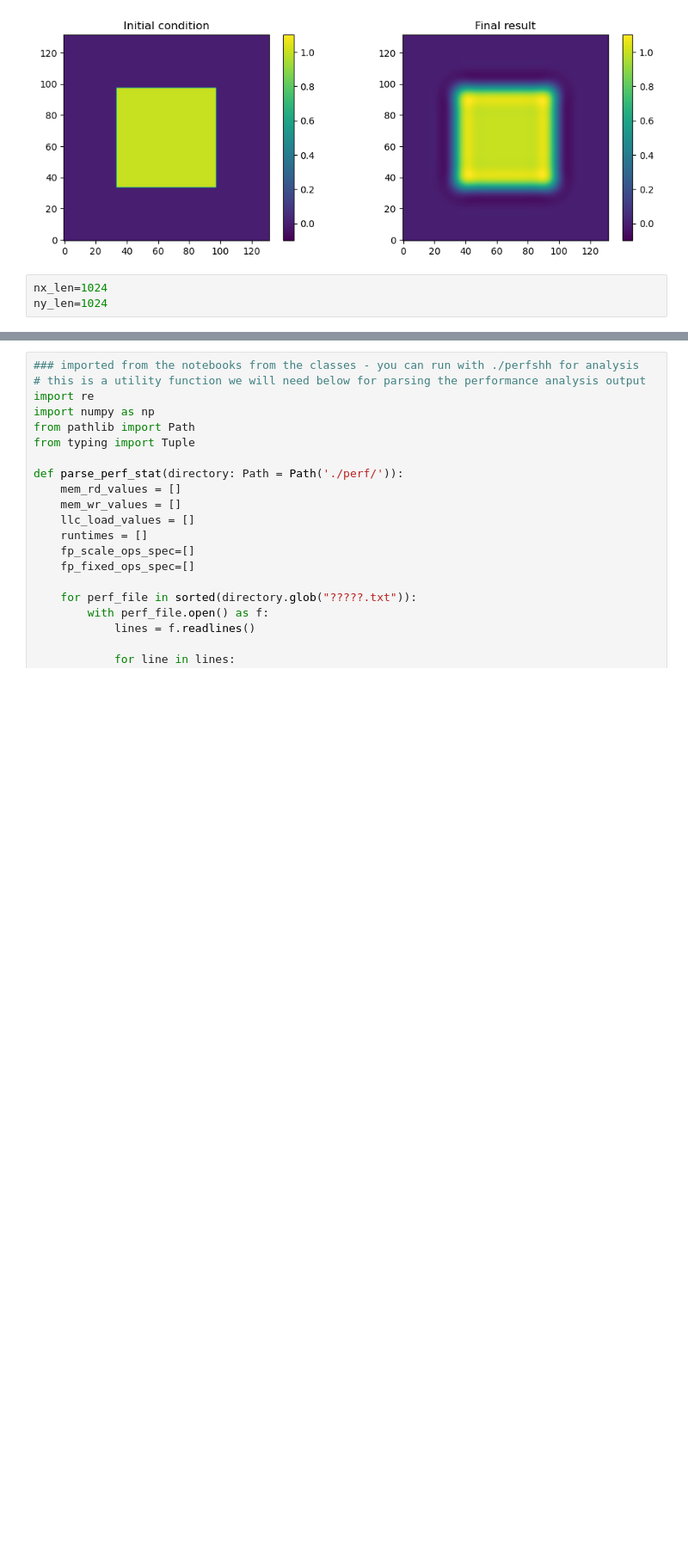
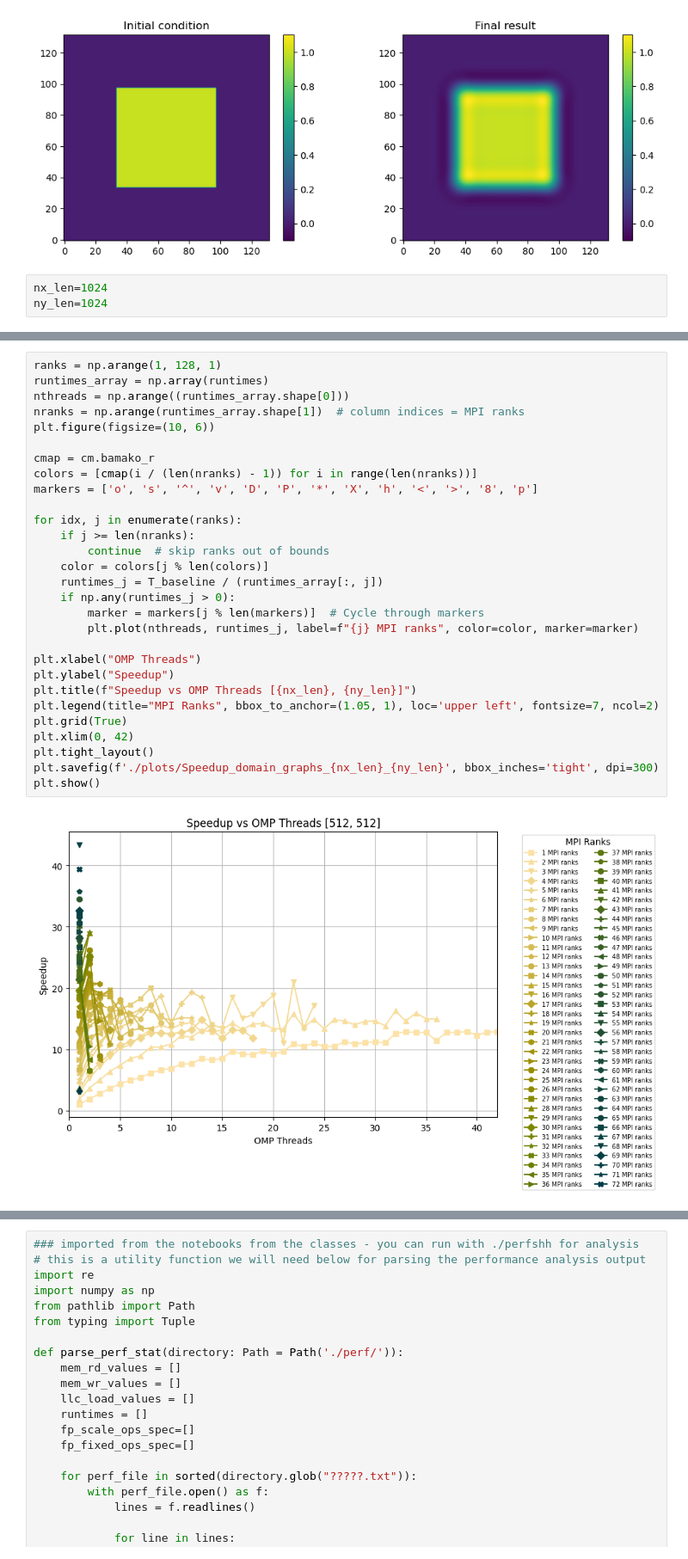
Before and after one commit to Rainette9/HPC4WC_proj5, a Jupyter notebook: OPENMP_MPI.ipynb, the cells around one changed output, grey strips where cells are left out. Shown at 86% size. Drawn from its saved outputs; the diff is of its cells as text; blank space fills up the shorter version.

```diff
--- a/OPENMP_MPI.ipynb
+++ b/OPENMP_MPI.ipynb
@@ -257,3 +244,34 @@ baseline runtime 10.01824
+# %%
+ranks = np.arange(1, 128, 1)
+runtimes_array = np.array(runtimes)
+nthreads = np.arange((runtimes_array.shape[0]))
+nranks = np.arange(runtimes_array.shape[1])  # column indices = MPI ranks
+plt.figure(figsize=(10, 6))
+
+cmap = cm.bamako_r
+colors = [cmap(i / (len(nranks) - 1)) for i in range(len(nranks))]
+markers = ['o', 's', '^', 'v', 'D', 'P', '*', 'X', 'h', '<', '>', '8', 'p']
+
+for idx, j in enumerate(ranks):
+    if j >= len(nranks):
+        continue  # skip ranks out of bounds
+    color = colors[j % len(colors)]
+    runtimes_j = T_baseline / (runtimes_array[:, j])
+    if np.any(runtimes_j > 0):
+        marker = markers[j % len(markers)]  # Cycle through markers
+        plt.plot(nthreads, runtimes_j, label=f"{j} MPI ranks", color=color, marker=marker)
+
+plt.xlabel("OMP Threads")
+plt.ylabel("Speedup")
+plt.title(f"Speedup vs OMP Threads [{nx_len}, {ny_len}]")
+plt.legend(title="MPI Ranks", bbox_to_anchor=(1.05, 1), loc='upper left', fontsize=7, ncol=2)
+plt.grid(True)
+plt.xlim(0, 42)
+plt.tight_layout()
+plt.savefig(f'./plots/Speedup_domain_graphs_{nx_len}_{ny_len}', bbox_inches='tight', dpi=300)
+plt.show()
+# %% [output]
+[figure, added]
 # %%
 
 ranks = np.arange(1, 128, 1)
```
Also changed, not shown: parts of 8 cells of this notebook.
